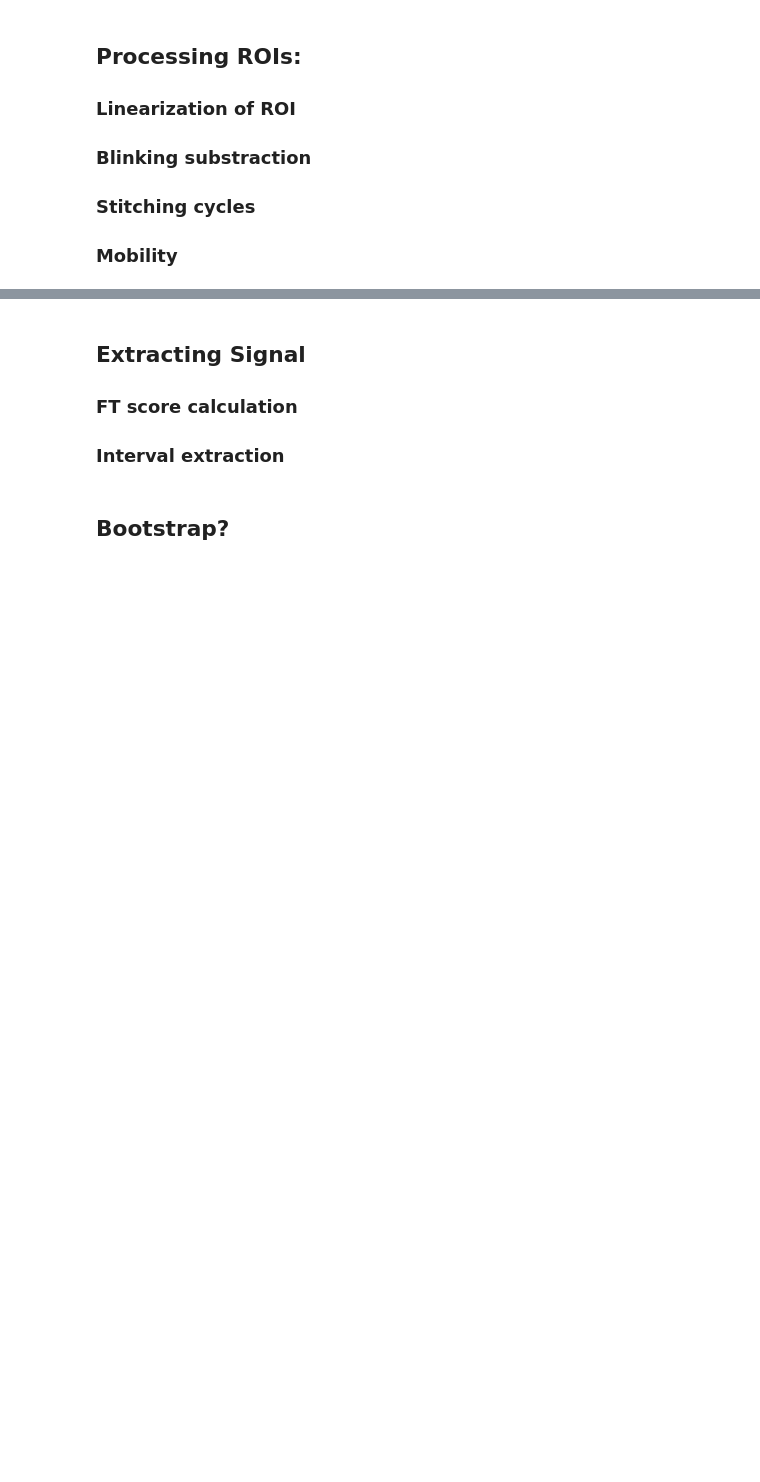
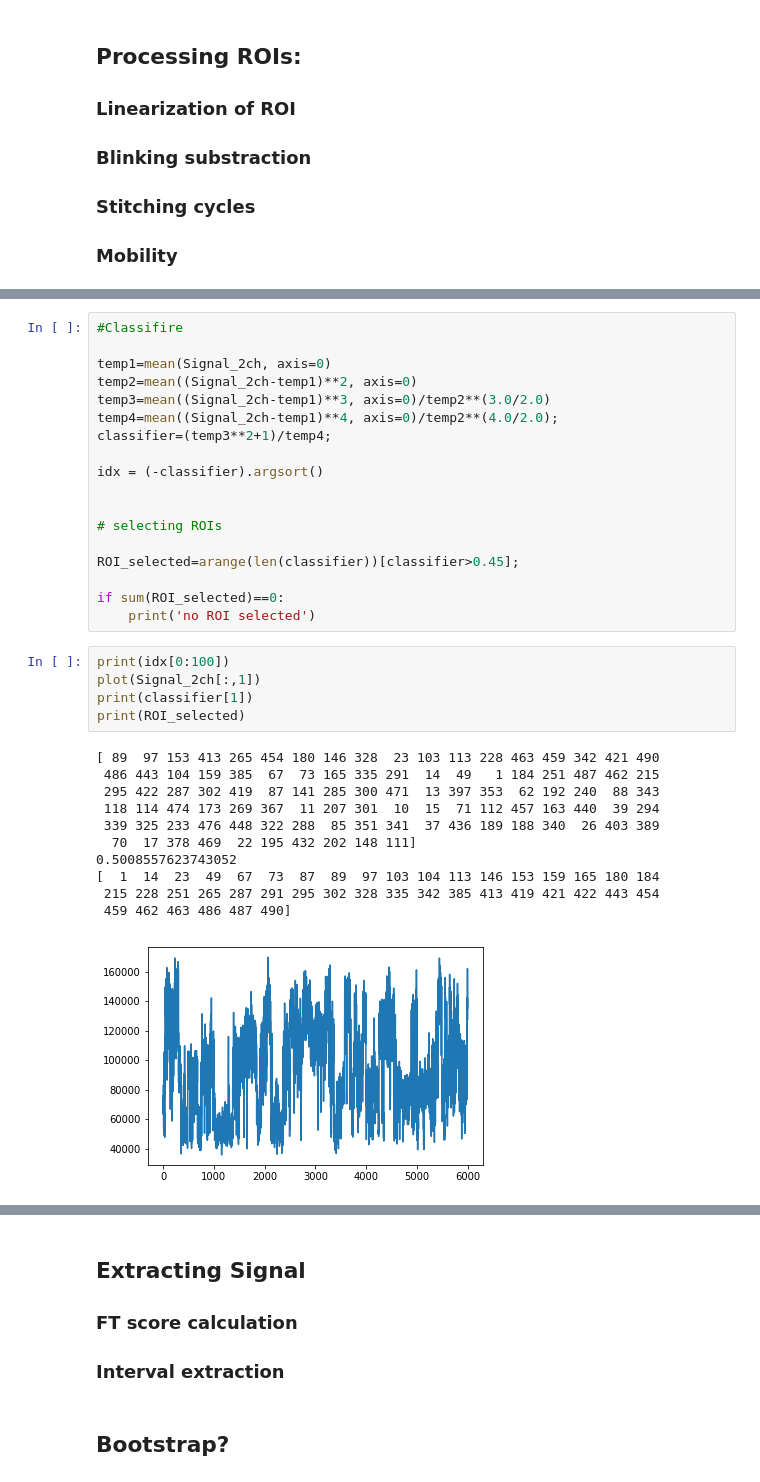
Before and after one commit to p-serna/Nanorods, a Jupyter notebook: Main_Nanords.ipynb, the cells around one changed output, grey strips where cells are left out. Cells and saved outputs as stored; diff of their text form; blank space fills up the shorter version.

```diff
--- a/Main_Nanords.ipynb
+++ b/Main_Nanords.ipynb
@@ -280,0 +338,35 @@ visualization(movie_sum,pts_all,figsize=(14,14))
+# %%
+#Classifire
+
+temp1=mean(Signal_2ch, axis=0)
+temp2=mean((Signal_2ch-temp1)**2, axis=0)
+temp3=mean((Signal_2ch-temp1)**3, axis=0)/temp2**(3.0/2.0)
+temp4=mean((Signal_2ch-temp1)**4, axis=0)/temp2**(4.0/2.0);
+classifier=(temp3**2+1)/temp4;
+
+idx = (-classifier).argsort()
+
+
+# selecting ROIs
+
+ROI_selected=arange(len(classifier))[classifier>0.45];
+
+if sum(ROI_selected)==0:
+    print('no ROI selected')
+# %%
+print(idx[0:100])
+plot(Signal_2ch[:,1])
+print(classifier[1])
+print(ROI_selected)
+# %% [output]
+[ 89  97 153 413 265 454 180 146 328  23 103 113 228 463 459 342 421 490
+ 486 443 104 159 385  67  73 165 335 291  14  49   1 184 251 487 462 215
+ 295 422 287 302 419  87 141 285 300 471  13 397 353  62 192 240  88 343
+ 118 114 474 173 269 367  11 207 301  10  15  71 112 457 163 440  39 294
+ 339 325 233 476 448 322 288  85 351 341  37 436 189 188 340  26 403 389
+  70  17 378 469  22 195 432 202 148 111]
+0.5008557623743052
+[  1  14  23  49  67  73  87  89  97 103 104 113 146 153 159 165 180 184
+ 215 228 251 265 287 291 295 302 328 335 342 385 413 419 421 422 443 454
+ 459 462 463 486 487 490]
+[figure, added]
```
Also changed, not shown: parts of 20 cells of this notebook.
